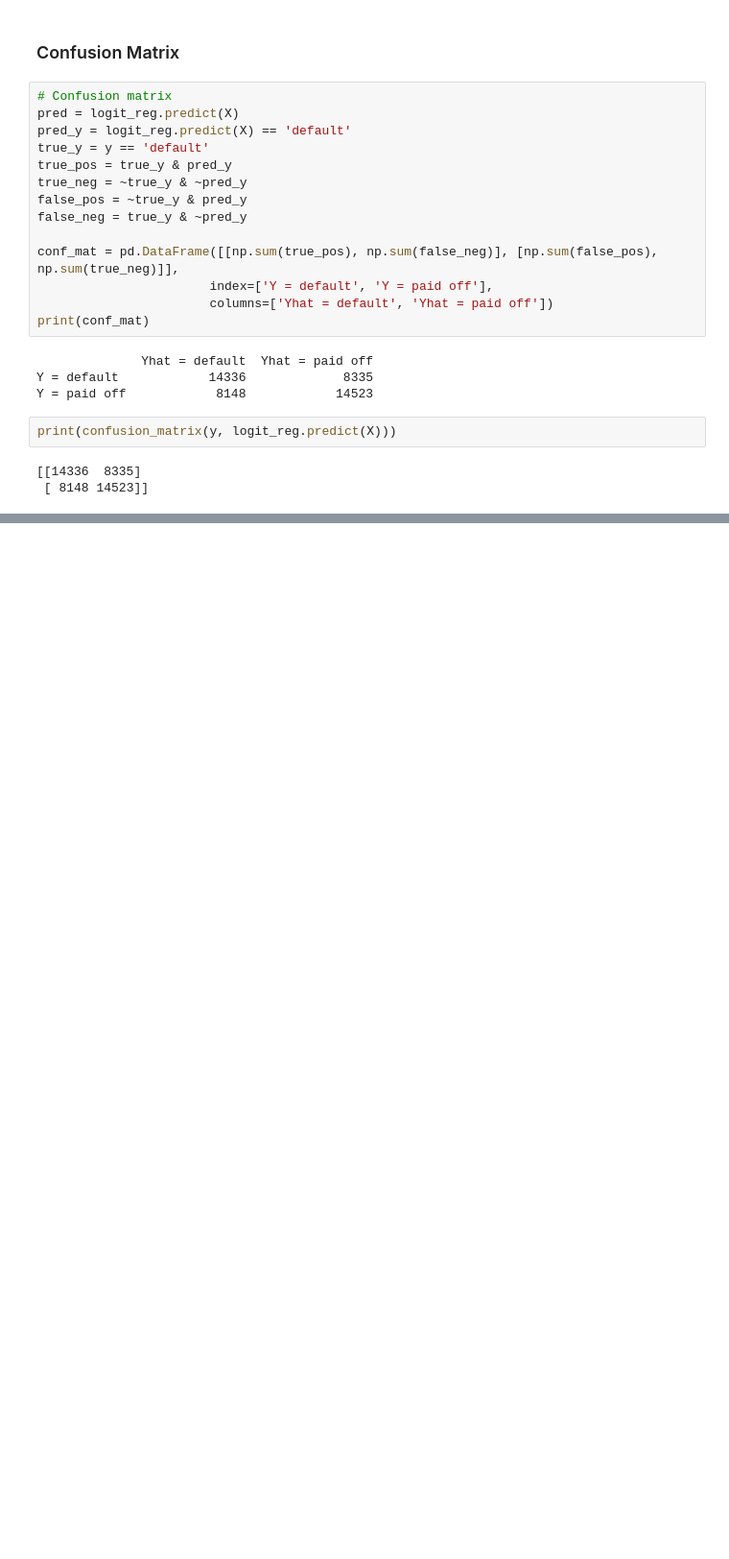
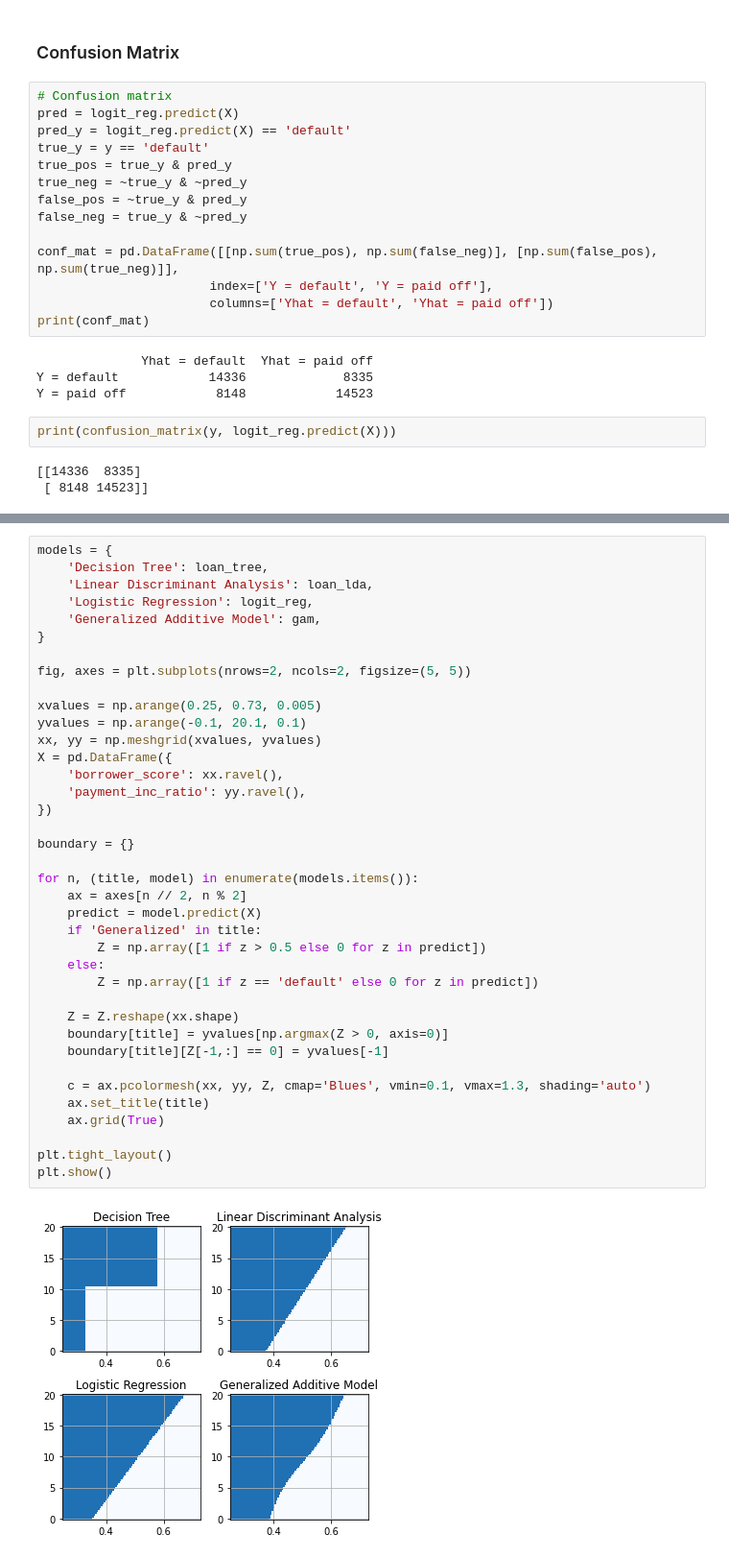
Before and after one commit to beauvilerobed/statistics-for-data-science, a Jupyter notebook: 5_Classification.ipynb, the cells around one changed output, grey strips where cells are left out. Shown: that part at 96% size. Cells and saved outputs as stored; diff of their text form; blank space fills up the shorter version.

```diff
--- a/5_Classification.ipynb
+++ b/5_Classification.ipynb
@@ -631,0 +958,40 @@ print(confusion_matrix(y, logit_reg.predict(X)))
+# %%
+models = {
+    'Decision Tree': loan_tree,
+    'Linear Discriminant Analysis': loan_lda,
+    'Logistic Regression': logit_reg,
+    'Generalized Additive Model': gam,
+}
+
+fig, axes = plt.subplots(nrows=2, ncols=2, figsize=(5, 5))
+
+xvalues = np.arange(0.25, 0.73, 0.005)
+yvalues = np.arange(-0.1, 20.1, 0.1)
+xx, yy = np.meshgrid(xvalues, yvalues)
+X = pd.DataFrame({
+    'borrower_score': xx.ravel(),
+    'payment_inc_ratio': yy.ravel(),
+})
+
+boundary = {}
+
+for n, (title, model) in enumerate(models.items()):
+    ax = axes[n // 2, n % 2]
+    predict = model.predict(X)
+    if 'Generalized' in title:
+        Z = np.array([1 if z > 0.5 else 0 for z in predict])
+    else:
+        Z = np.array([1 if z == 'default' else 0 for z in predict])
+
+    Z = Z.reshape(xx.shape)
+    boundary[title] = yvalues[np.argmax(Z > 0, axis=0)]
+    boundary[title][Z[-1,:] == 0] = yvalues[-1]
+
+    c = ax.pcolormesh(xx, yy, Z, cmap='Blues', vmin=0.1, vmax=1.3, shading='auto')
+    ax.set_title(title)
+    ax.grid(True)
+
+plt.tight_layout()
+plt.show()
+# %% [output]
+[figure, added]
```
Also changed, not shown: parts of 26 cells of this notebook, 1 other file.
